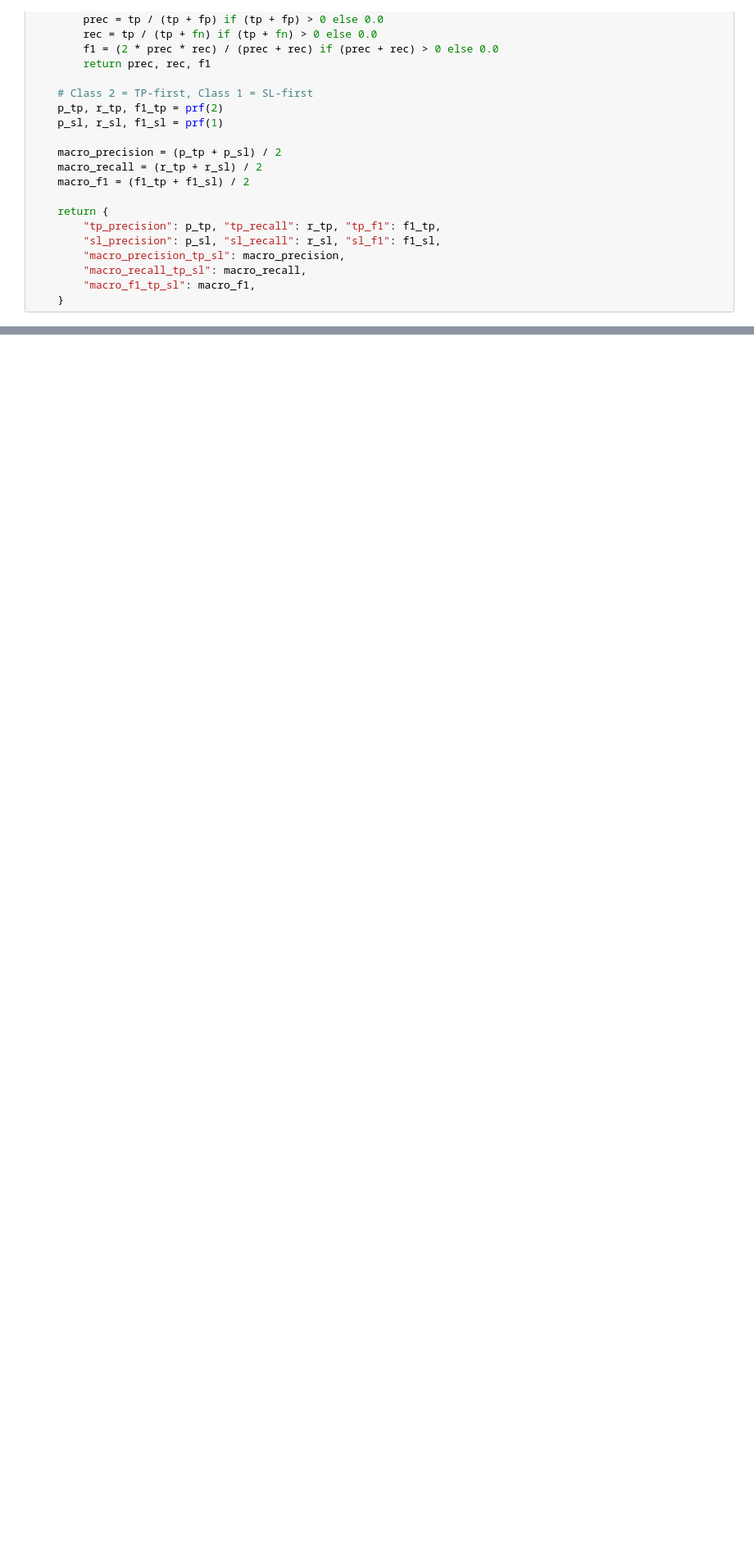
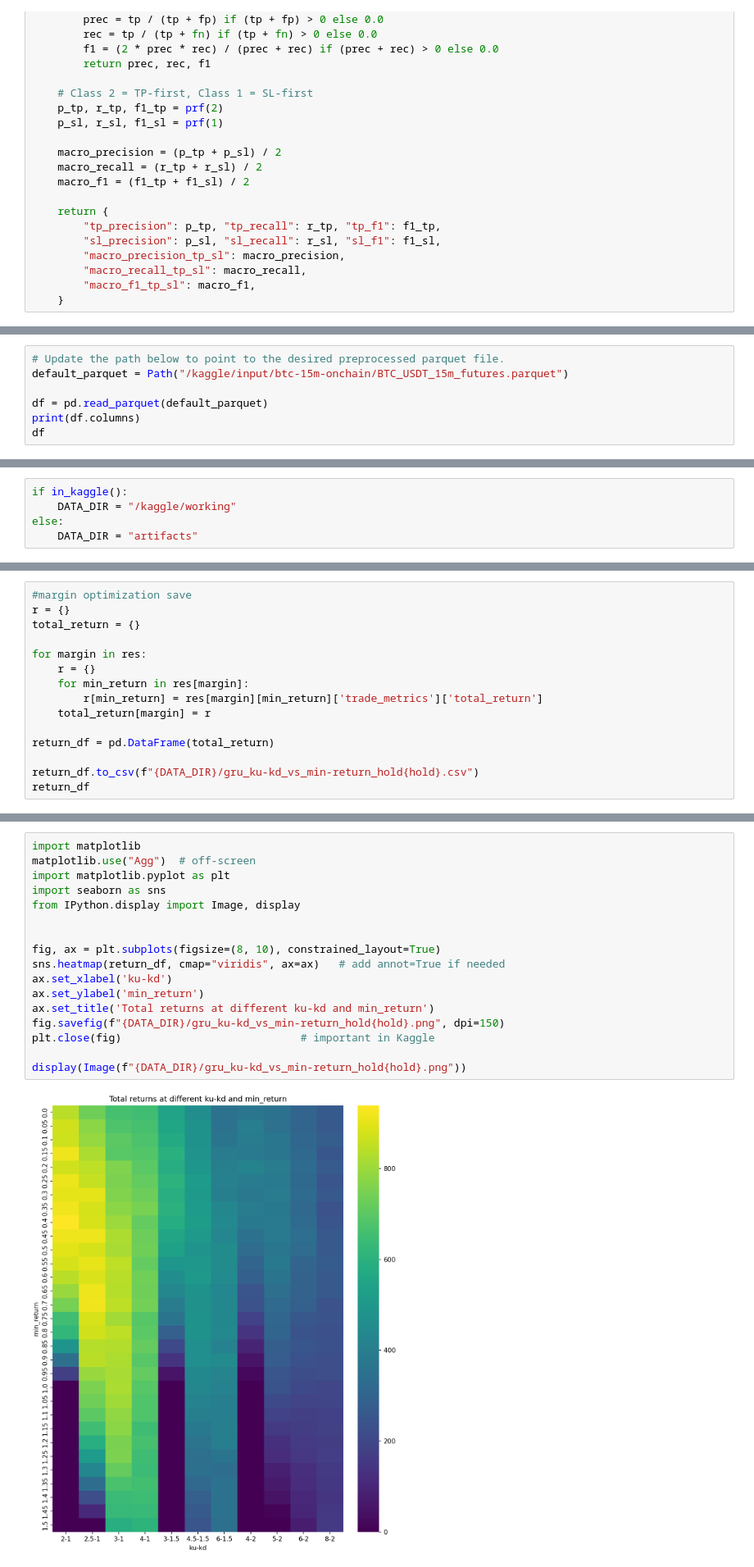
Before and after one commit to TensAurpheus/capstone, a Jupyter notebook: working.ipynb, the cells around one changed output, grey strips where cells are left out. Shown: that part at 82% size. Cells and saved outputs as stored; diff of their text form; blank space fills up the shorter version.

```diff
--- a/working.ipynb
+++ b/working.ipynb
@@ -301,0 +1015,7 @@ GRU Profit: 10113.0
+# %%
+# Update the path below to point to the desired preprocessed parquet file.
+default_parquet = Path("/kaggle/input/btc-15m-onchain/BTC_USDT_15m_futures.parquet")
+
+df = pd.read_parquet(default_parquet)
+print(df.columns)
+df
@@ -301,0 +1185,5 @@ GRU Profit: 10113.0
+# %%
+if in_kaggle():
+    DATA_DIR = "/kaggle/working"
+else:
+    DATA_DIR = "artifacts"
@@ -301,0 +1304,15 @@ GRU Profit: 10113.0
+# %%
+#margin optimization save
+r = {}
+total_return = {}
+
+for margin in res:
+    r = {}
+    for min_return in res[margin]:
+        r[min_return] = res[margin][min_return]['trade_metrics']['total_return']
+    total_return[margin] = r
+
+return_df = pd.DataFrame(total_return)
+
+return_df.to_csv(f"{DATA_DIR}/gru_ku-kd_vs_min-return_hold{hold}.csv")
+return_df
@@ -301,0 +1337,19 @@ GRU Profit: 10113.0
+# %%
+import matplotlib
+matplotlib.use("Agg")  # off-screen
+import matplotlib.pyplot as plt
+import seaborn as sns
+from IPython.display import Image, display
+
+
+fig, ax = plt.subplots(figsize=(8, 10), constrained_layout=True)
+sns.heatmap(return_df, cmap="viridis", ax=ax)   # add annot=True if needed
+ax.set_xlabel('ku-kd')
+ax.set_ylabel('min_return')
+ax.set_title('Total returns at different ku-kd and min_return')
+fig.savefig(f"{DATA_DIR}/gru_ku-kd_vs_min-return_hold{hold}.png", dpi=150)
+plt.close(fig)                            # important in Kaggle
+
+display(Image(f"{DATA_DIR}/gru_ku-kd_vs_min-return_hold{hold}.png"))
+# %% [output]
+[figure, added]
```
Also changed, not shown: parts of 44 cells of this notebook, 9 other files.
